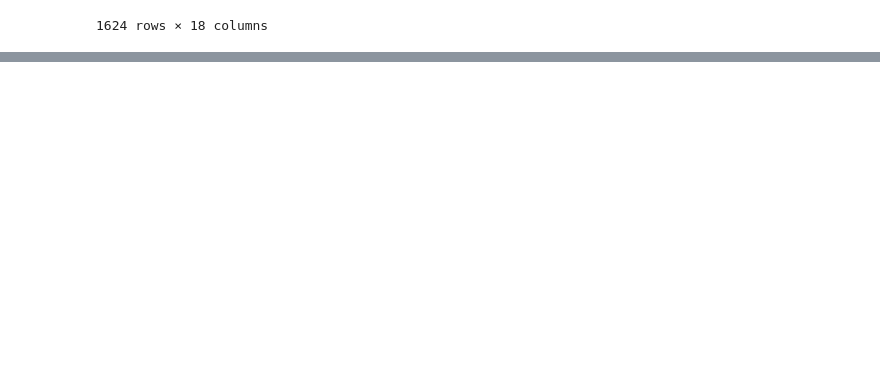
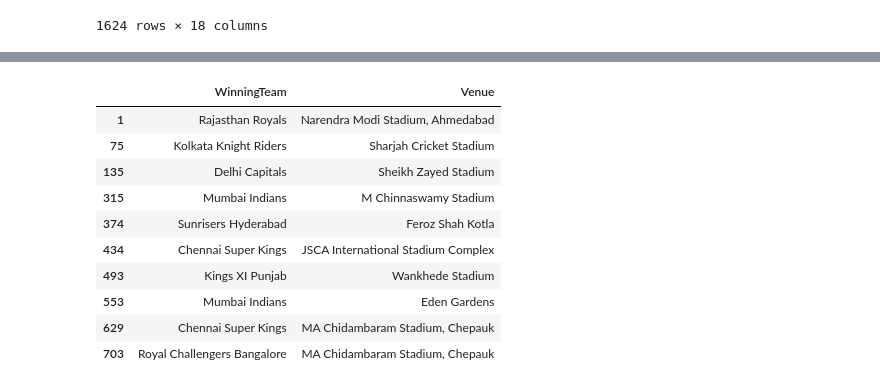
Before and after one commit to Purushottambgs/Python_Program, a Jupyter notebook: pandas/Dataframe.ipynb, the cells around one changed output, grey strips where cells are left out. Drawn from its saved outputs; the diff is of its cells as text; code cells hidden in the pictures; blank space fills up the shorter version.

```diff
--- a/pandas/Dataframe.ipynb
+++ b/pandas/Dataframe.ipynb
@@ -167,0 +229,16 @@ movies.iloc[[0,1,3,5]]
+# %%
+quali=ipl['MatchNumber']=='Qualifier 2'
+qualiwin=ipl[quali]
+qualiwin[['WinningTeam', 'Venue']]
+# %% [output]
+|  | WinningTeam | Venue |
+| 1 | Rajasthan Royals | Narendra Modi Stadium, Ahmedabad |
+| 75 | Kolkata Knight Riders | Sharjah Cricket Stadium |
+| 135 | Delhi Capitals | Sheikh Zayed Stadium |
+| 315 | Mumbai Indians | M Chinnaswamy Stadium |
+| 374 | Sunrisers Hyderabad | Feroz Shah Kotla |
+| 434 | Chennai Super Kings | JSCA International Stadium Complex |
+| 493 | Kings XI Punjab | Wankhede Stadium |
+| 553 | Mumbai Indians | Eden Gardens |
+| 629 | Chennai Super Kings | MA Chidambaram Stadium, Chepauk |
+| 703 | Royal Challengers Bangalore | MA Chidambaram Stadium, Chepauk |
```
Also changed, not shown: parts of 14 cells of this notebook.
